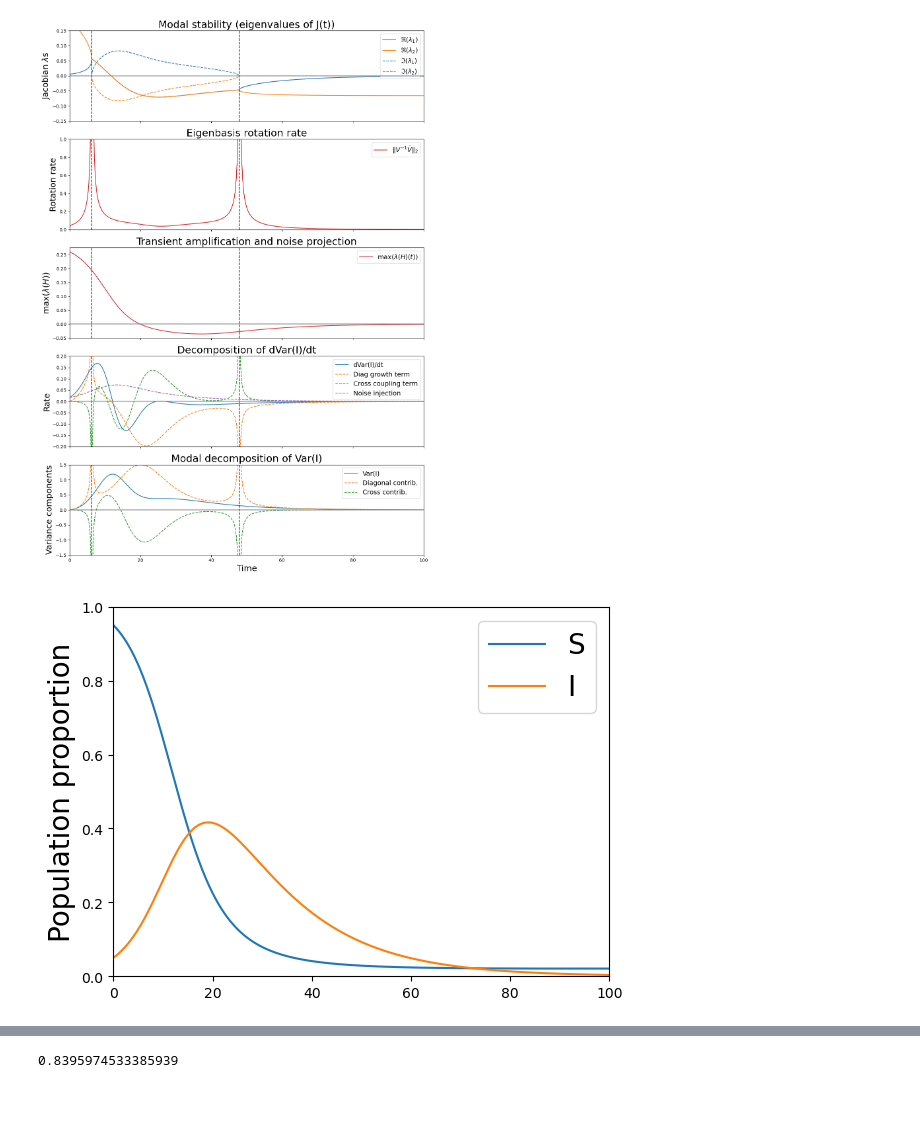
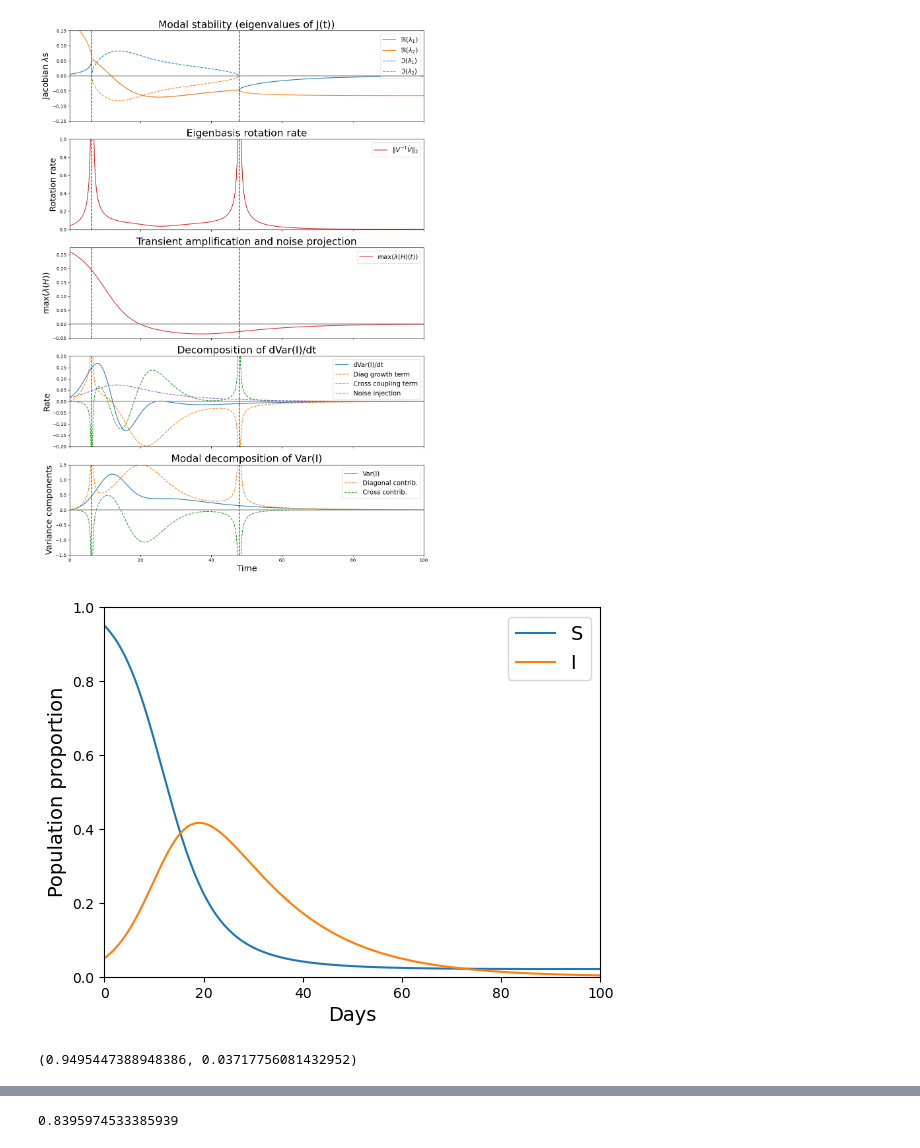
Before and after one commit to joshlooks/non-stationary-ews, a Jupyter notebook: trajectory_jacobian_sir.ipynb, the cells around one changed output, grey strips where cells are left out. Saved outputs shown, nothing was run; the diff lists cells and outputs as text; code cells hidden in the pictures; blank space fills up the shorter version.

```diff
--- a/trajectory_jacobian_sir.ipynb
+++ b/trajectory_jacobian_sir.ipynb
@@ -662,14 +670,21 @@ plt.show()
 # %%
 plt.plot(ts, S, label='S', color='tab:blue')
 plt.plot(ts, I, label='I', color='tab:orange')
 # plt.plot(ts, R, label='R', color='tab:green')
-plt.ylabel("Population proportion",fontsize=20)
-plt.legend(loc='upper right',fontsize=20)
+plt.ylabel("Population proportion",fontsize=14)
+plt.xlabel("Days",fontsize=14)
+plt.legend(loc='upper right',fontsize=14)
 plt.xlim(0,100)
 plt.ylim(0,1)
 plt.show()
 # %% [output]
-[figure, old version]
+[figure, new version]
+# %%
+Sstar = (gamma+0.2)/beta0
+Istar = 0.2*(beta0/(gamma+0.2)-1)/(beta0)
+Sstar, Istar
+# %% [output]
+(0.9495447388948386, 0.03717756081432952)
 # %%
 params = {
     'beta': beta0,  # transmission rate
```
Also changed, not shown: parts of 12 cells of this notebook, 2 other files.
